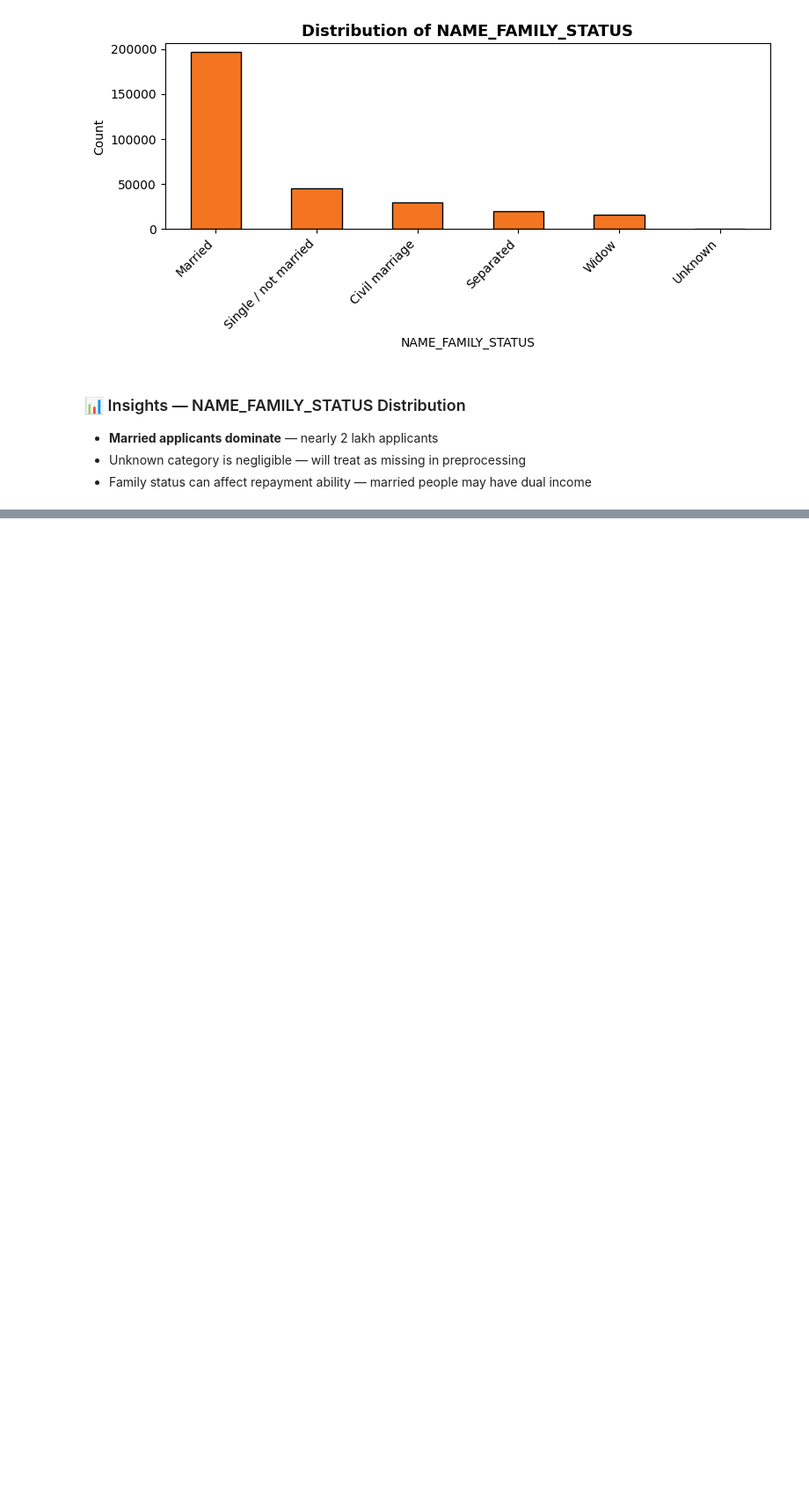
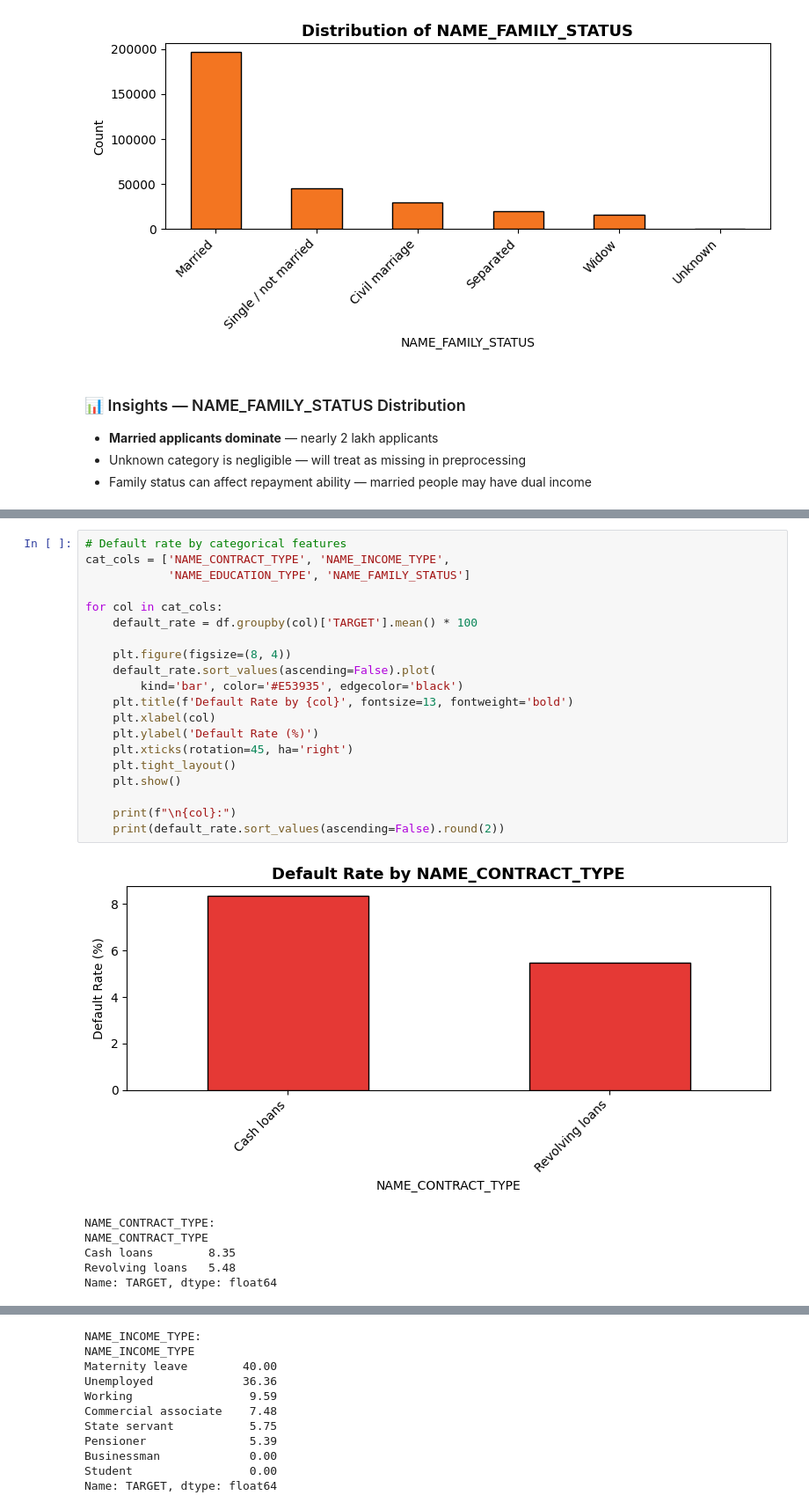
Before and after one commit to code-with-shriyut/credit-risk-analyzer, a Jupyter notebook: notebooks/01_eda_home_credit.ipynb, the cells around one changed output, grey strips where cells are left out. Shown at 88% size. Cells and saved outputs as stored; diff of their text form; blank space fills up the shorter version.

```diff
--- a/notebooks/01_eda_home_credit.ipynb
+++ b/notebooks/01_eda_home_credit.ipynb
@@ -454,0 +480,27 @@ plt.show()
+# %%
+# Default rate by categorical features
+cat_cols = ['NAME_CONTRACT_TYPE', 'NAME_INCOME_TYPE',
+            'NAME_EDUCATION_TYPE', 'NAME_FAMILY_STATUS']
+
+for col in cat_cols:
+    default_rate = df.groupby(col)['TARGET'].mean() * 100
+
+    plt.figure(figsize=(8, 4))
+    default_rate.sort_values(ascending=False).plot(
+        kind='bar', color='#E53935', edgecolor='black')
+    plt.title(f'Default Rate by {col}', fontsize=13, fontweight='bold')
+    plt.xlabel(col)
+    plt.ylabel('Default Rate (%)')
+    plt.xticks(rotation=45, ha='right')
+    plt.tight_layout()
+    plt.show()
+
+    print(f"\n{col}:")
+    print(default_rate.sort_values(ascending=False).round(2))
+# %% [output]
+[figure, added]
+NAME_CONTRACT_TYPE:
+NAME_CONTRACT_TYPE
+Cash loans        8.35
+Revolving loans   5.48
+Name: TARGET, dtype: float64
@@ -454,0 +508,11 @@ plt.show()
+NAME_INCOME_TYPE:
+NAME_INCOME_TYPE
+Maternity leave        40.00
+Unemployed             36.36
+Working                 9.59
+Commercial associate    7.48
+State servant           5.75
+Pensioner               5.39
+Businessman             0.00
+Student                 0.00
+Name: TARGET, dtype: float64
```
Also changed, not shown: parts of 4 cells of this notebook.
